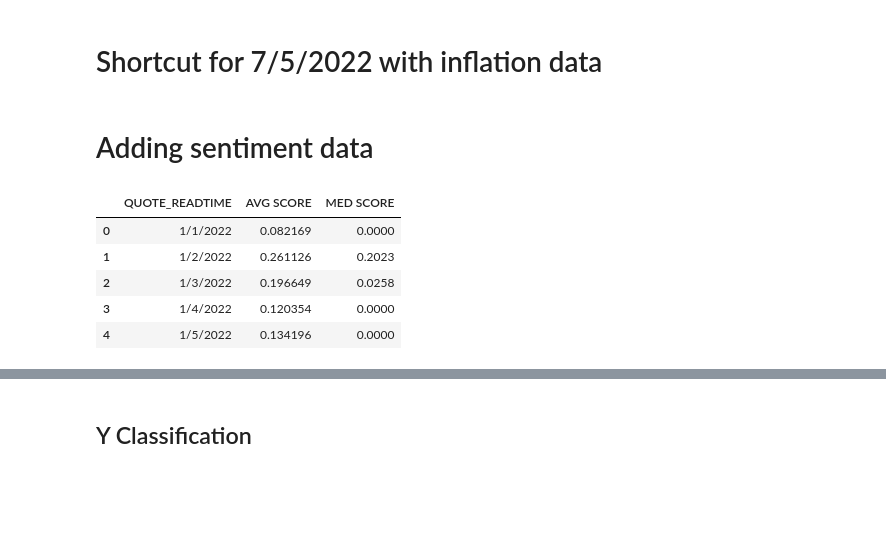
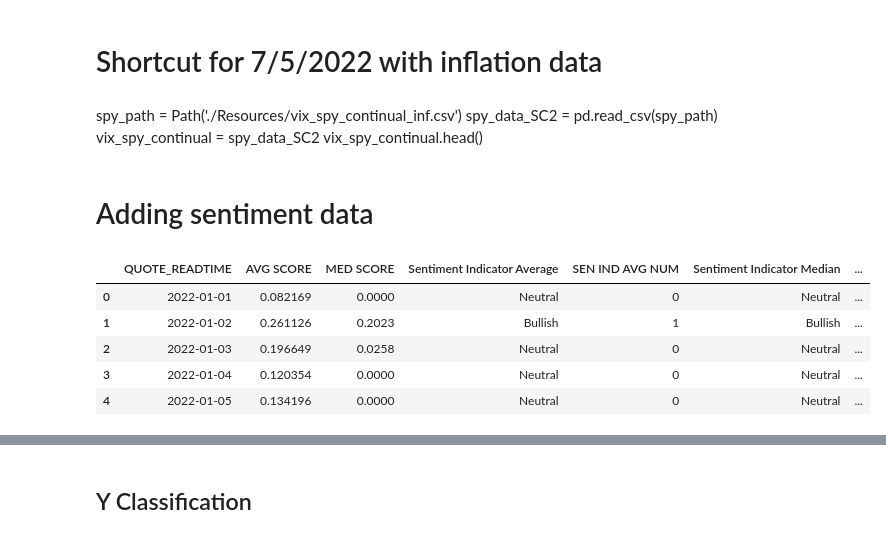
Before and after one commit to aarch23/OptYx, a Jupyter notebook: SpyRawDataV4.ipynb, the cells around one changed output, grey strips where cells are left out. Saved outputs shown, nothing was run; the diff lists cells and outputs as text; code cells hidden in the pictures; blank space fills up the shorter version.

```diff
--- a/SpyRawDataV4.ipynb
+++ b/SpyRawDataV4.ipynb
@@ -359,21 +351,26 @@ vix_spy_continual = spy_data_SC2
+# %% [markdown]
+spy_path = Path('./Resources/vix_spy_continual_inf.csv')
+spy_data_SC2 = pd.read_csv(spy_path)
+vix_spy_continual = spy_data_SC2
+vix_spy_continual.head()
 # %% [markdown]
 # Adding sentiment data
 # %%
 # Import Sentiment
 sent_path = Path('./Resources/sentimentdata.csv')
 sent_df = pd.read_csv(sent_path)
 # vix_df.rename(columns = {' [QUOTE_READTIME]': 'QUOTE_READTIME',' [UNDERLYING_LAST]': 'VIX PRICE'}, inplace = True)
-sent_df.rename(columns = {'new_date_column': 'QUOTE_READTIME', 'average compound score per date': 'AVG SCORE','median compound score per date': 'MED SCORE' }, inplace = True)
+sent_df.rename(columns = {'new_date_column': 'QUOTE_READTIME', 'average compound score per date': 'AVG SCORE','median compound score per date': 'MED SCORE','Sentiment Indicator Average Numerical': 'SEN IND AVG NUM','Sentiment Indicator Median Numerical': 'SEN IND MED NUM' }, inplace = True)
 # sent_df= sent_df.set_index('QUOTE_READTIME')
 # sent_df.index = pd.to_datetime(sent_df.index, infer_datetime_format=True)
 sent_df.head()
 # %% [output]
-|  | QUOTE_READTIME | AVG SCORE | MED SCORE |
-| 0 | 1/1/2022 | 0.082169 | 0.0000 |
-| 1 | 1/2/2022 | 0.261126 | 0.2023 |
-| 2 | 1/3/2022 | 0.196649 | 0.0258 |
-| 3 | 1/4/2022 | 0.120354 | 0.0000 |
-| 4 | 1/5/2022 | 0.134196 | 0.0000 |
+|  | QUOTE_READTIME | AVG SCORE | MED SCORE | Sentiment Indicator Average | SEN IND AVG NUM | Sentiment Indicator Median | ... |
+| 0 | 2022-01-01 | 0.082169 | 0.0000 | Neutral | 0 | Neutral | ... |
+| 1 | 2022-01-02 | 0.261126 | 0.2023 | Bullish | 1 | Bullish | ... |
+| 2 | 2022-01-03 | 0.196649 | 0.0258 | Neutral | 0 | Neutral | ... |
+| 3 | 2022-01-04 | 0.120354 | 0.0000 | Neutral | 0 | Neutral | ... |
+| 4 | 2022-01-05 | 0.134196 | 0.0000 | Neutral | 0 | Neutral | ... |
 # %%
 vix_spy_continual.reset_index(inplace=True)
 vix_spy_continual.head()
```
Also changed, not shown: parts of 13 cells of this notebook.
